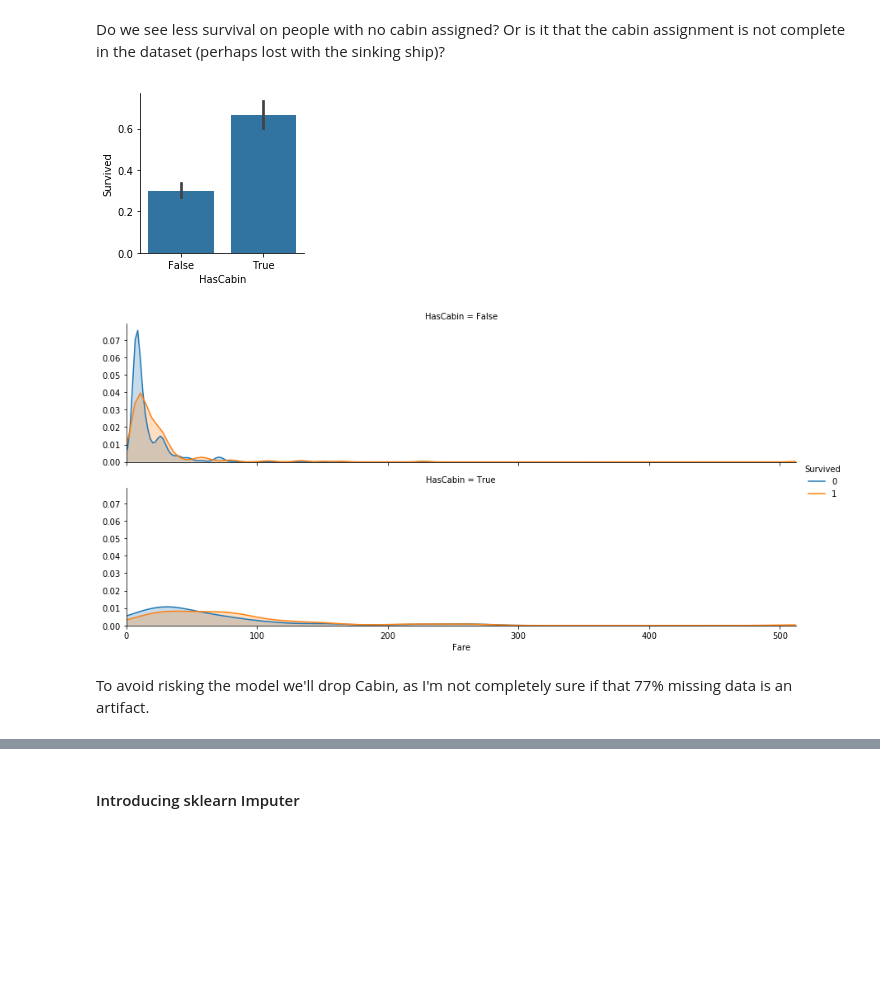
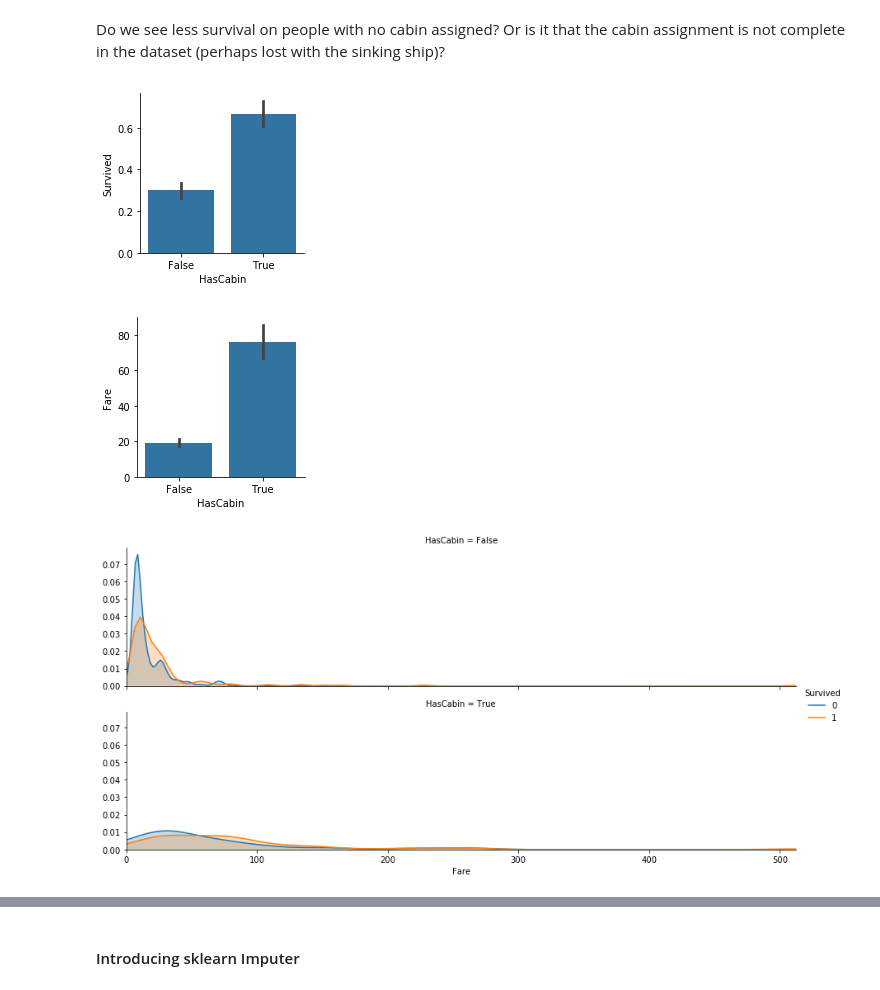
Before and after one commit to defvol/datasci-flow, a Jupyter notebook: processing.ipynb, the cells around one changed output, grey strips where cells are left out. Cells and saved outputs as stored; diff of their text form; code cells hidden in the pictures; blank space fills up the shorter version.

Commit message:
Fill Cabin with Unknown value instead of dropping

```diff
--- a/processing.ipynb
+++ b/processing.ipynb
@@ -140,10 +142,10 @@ Do we see less survival on people with no cabin assigned? Or is it that the cabi
 # %%
 temporal = titanic.copy()
 temporal['HasCabin'] = temporal.Cabin.notnull()
 plot_categories(temporal, cat='HasCabin', target='Survived')
+plot_categories(temporal, cat='HasCabin', target='Fare')
 plot_distribution(temporal, var='Fare', target='Survived', row='HasCabin')
 # %% [output]
 [figure]
-[figure, old version]
+[figure, new version]
+[figure, added]
-# %% [markdown]
-To avoid risking the model we'll drop Cabin, as I'm not completely sure if that 77% missing data is an artifact.
```
Also changed, not shown: parts of 10 cells of this notebook.
